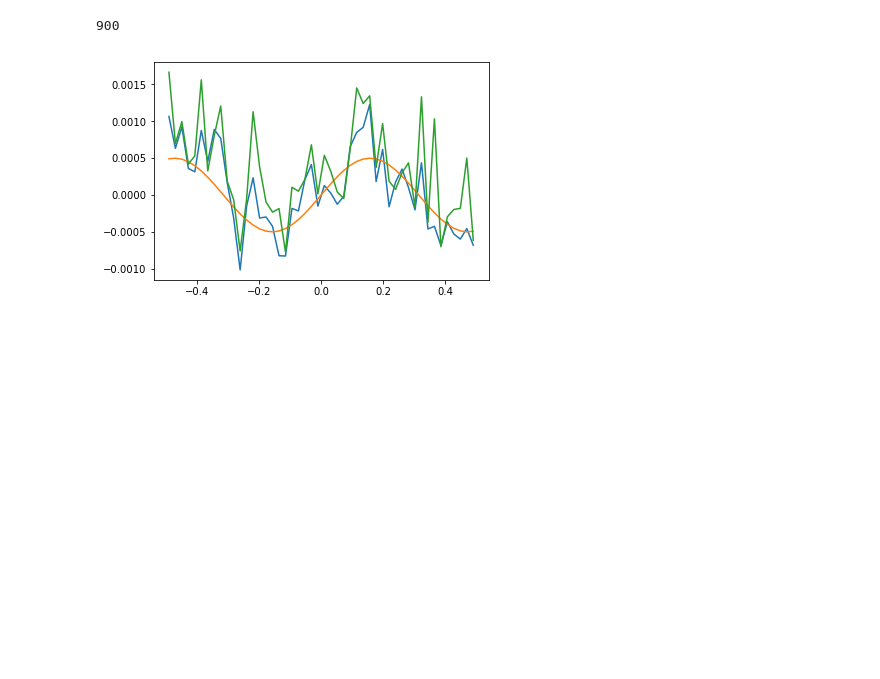
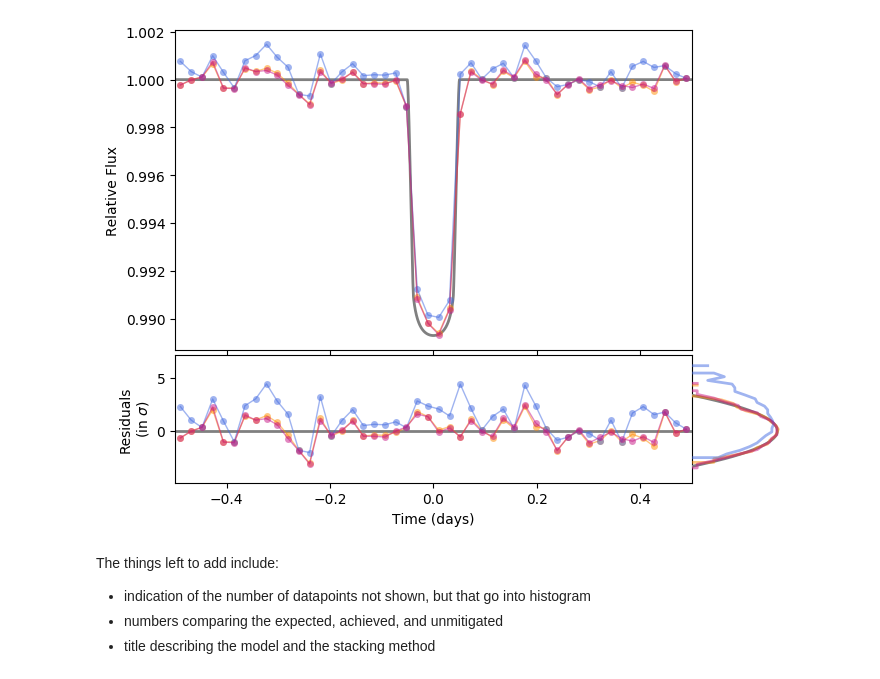
Before and after one commit to zkbt/tess-zap, a Jupyter notebook: notebooks/test.ipynb, the cells around one changed output. Drawn from its saved outputs; the diff is of its cells as text; code cells hidden in the pictures; blank space fills up the shorter version.

Commit message:
add plot to show models

```diff
--- a/notebooks/test.ipynb
+++ b/notebooks/test.ipynb
@@ -14,14 +7,10 @@ b = t.stack(s)
-# %%
-import matplotlib.pyplot as plt
-
-plt.plot(b['time'], b['flux'])
-plt.plot(b['time'], b['model'])
-plt.plot(b['time'], b['unmitigated'])
-#plt.plot(b['time'], b['cosmics'] + b['model'])
-
-
-t.cosmics
-t.nsubcadences
-# %% [output]
-900
-[figure, removed]
+# %%
+s = central(10)
+t = OmniscientSubcadenceTimeseries(model=Transit(a_over_rs=5, period=1.6),
+                                   tmin=-15, tmax=15,
+                                   cadence=1800,
+                                   cosmickw=dict(probability=0.001, height=1))
+b = t.stack(s)
+t.plot(xlim=[-.5, 0.5])
+# %% [output]
+[figure, added]
@@ -27,0 +24,5 @@ t.nsubcadences
+# %% [markdown]
+The things left to add include:
++ indication of the number of datapoints not shown, but that go into histogram
++ numbers comparing the expected, achieved, and unmitigated
++ title describing the model and the stacking method
```
Also changed, not shown: parts of 4 cells of this notebook, 10 other files.
